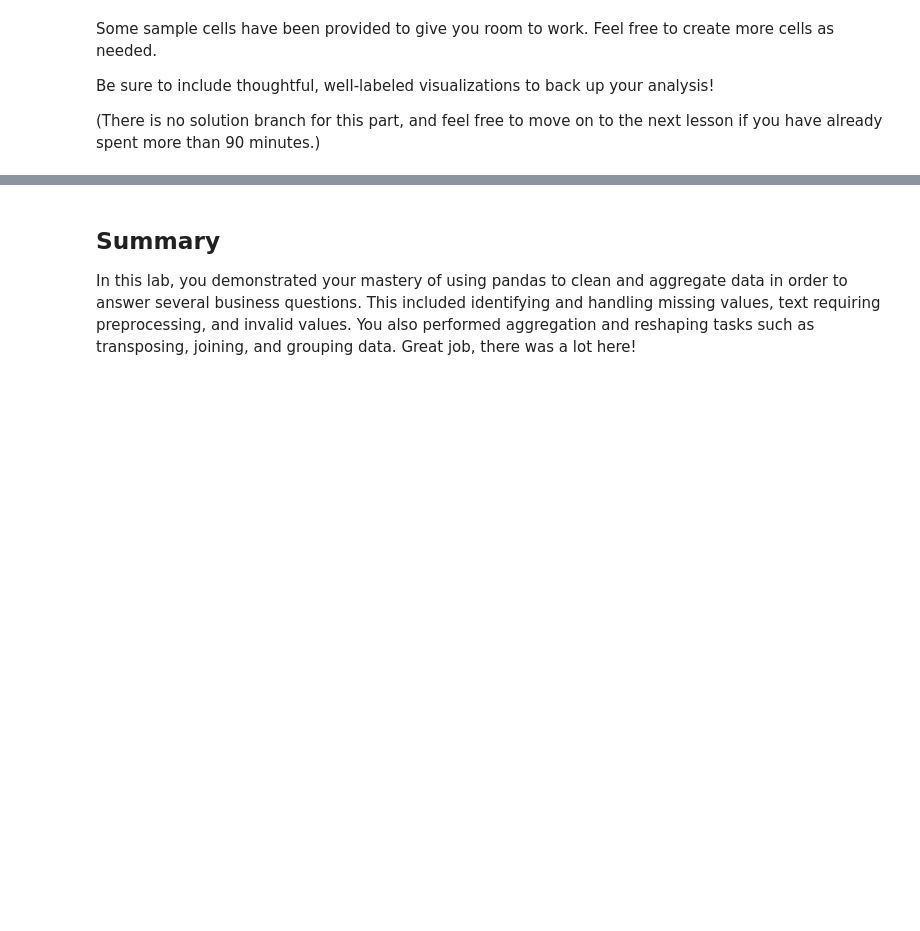
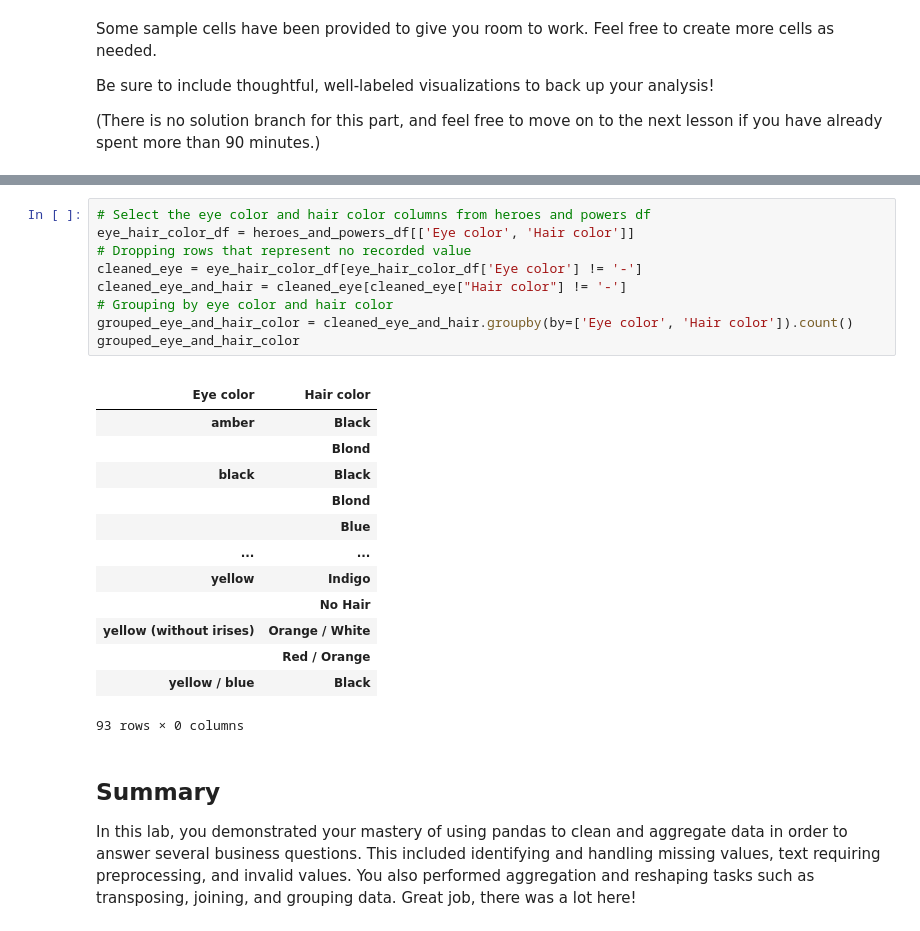
Before and after one commit to Nickimani/dsc-pandas-data-cleaning-lab, a Jupyter notebook: index.ipynb, the cells around one changed output, grey strips where cells are left out. Saved outputs shown, nothing was run; the diff lists cells and outputs as text; blank space fills up the shorter version.

```diff
--- a/index.ipynb
+++ b/index.ipynb
@@ -887,3 +909,27 @@ Be sure to include thoughtful, well-labeled visualizations to back up your analy
+# %%
+# Select the eye color and hair color columns from heroes and powers df
+eye_hair_color_df = heroes_and_powers_df[['Eye color', 'Hair color']]
+# Dropping rows that represent no recorded value
+cleaned_eye = eye_hair_color_df[eye_hair_color_df['Eye color'] != '-']
+cleaned_eye_and_hair = cleaned_eye[cleaned_eye["Hair color"] != '-']
+# Grouping by eye color and hair color
+grouped_eye_and_hair_color = cleaned_eye_and_hair.groupby(by=['Eye color', 'Hair color']).count()
+grouped_eye_and_hair_color
+# %% [output]
+|  |  |
+| Eye color | Hair color |
+| amber | Black |
+|  | Blond |
+| black | Black |
+|  | Blond |
+|  | Blue |
+| ... | ... |
+| yellow | Indigo |
+|  | No Hair |
+| yellow (without irises) | Orange / White |
+|  | Red / Orange |
+| yellow / blue | Black |
+93 rows × 0 columns
 # %% [markdown]
 ## Summary
 
```
Also changed, not shown: parts of 8 cells of this notebook.
